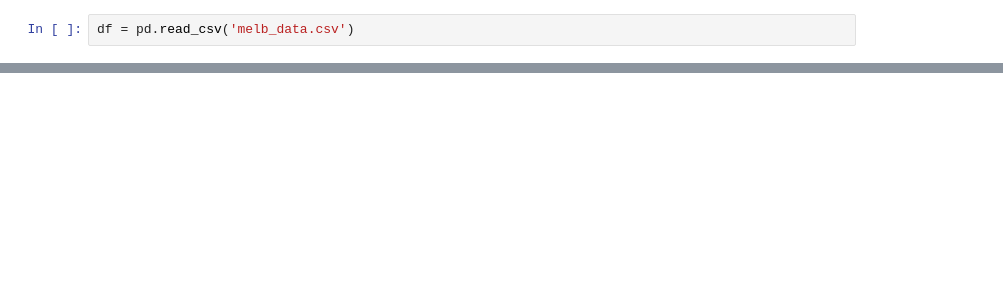
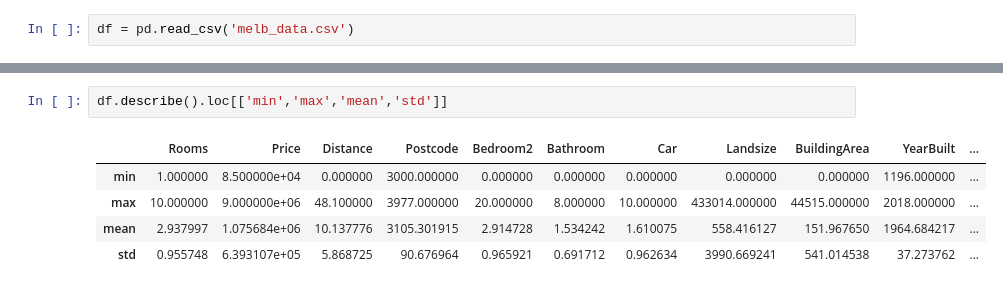
Before and after one commit to wutpppppppppppppppppp/code, a Jupyter notebook: exam1/revise2.ipynb, the cells around one changed output, grey strips where cells are left out. Drawn from its saved outputs; the diff is of its cells as text; blank space fills up the shorter version.

```diff
--- a/exam1/revise2.ipynb
+++ b/exam1/revise2.ipynb
@@ -17,0 +28,8 @@ df = pd.read_csv('melb_data.csv')
+# %%
+df.describe().loc[['min','max','mean','std']]
+# %% [output]
+|  | Rooms | Price | Distance | Postcode | Bedroom2 | Bathroom | Car | Landsize | BuildingArea | YearBuilt | ... |
+| min | 1.000000 | 8.500000e+04 | 0.000000 | 3000.000000 | 0.000000 | 0.000000 | 0.000000 | 0.000000 | 0.000000 | 1196.000000 | ... |
+| max | 10.000000 | 9.000000e+06 | 48.100000 | 3977.000000 | 20.000000 | 8.000000 | 10.000000 | 433014.000000 | 44515.000000 | 2018.000000 | ... |
+| mean | 2.937997 | 1.075684e+06 | 10.137776 | 3105.301915 | 2.914728 | 1.534242 | 1.610075 | 558.416127 | 151.967650 | 1964.684217 | ... |
+| std | 0.955748 | 6.393107e+05 | 5.868725 | 90.676964 | 0.965921 | 0.691712 | 0.962634 | 3990.669241 | 541.014538 | 37.273762 | ... |
```
Also changed, not shown: parts of 13 cells of this notebook.
